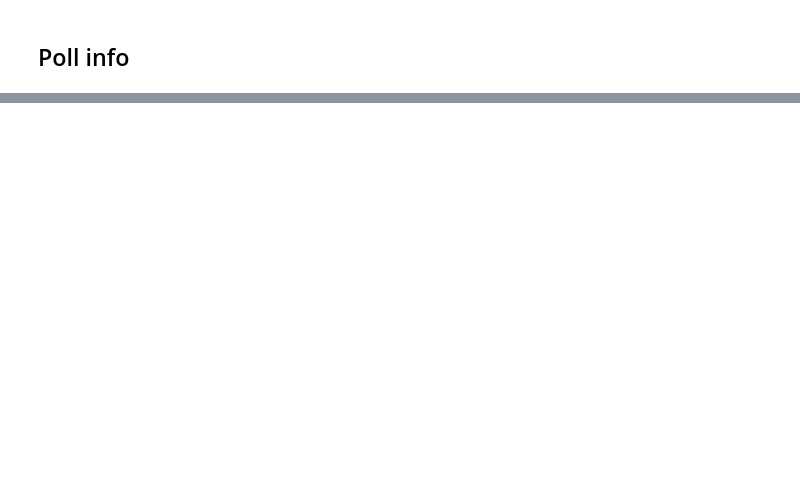
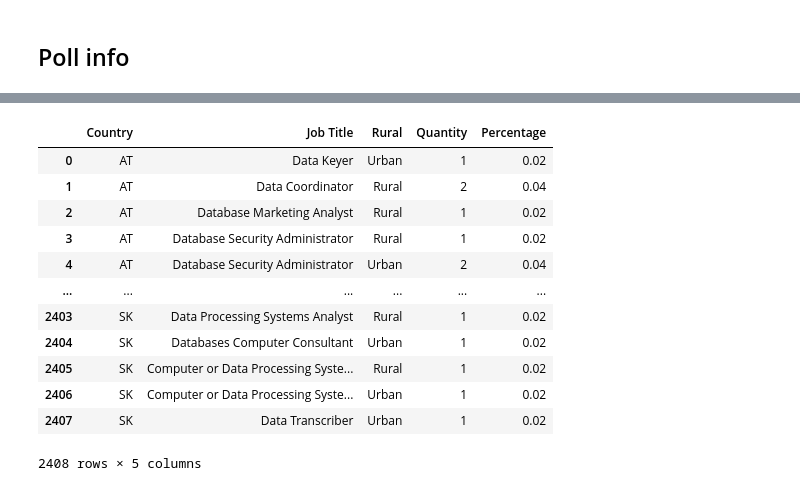
Before and after one commit to JaimeGarciaVel/ih_datamadpt1120_project_m1, a Jupyter notebook: your code/first_look.ipynb, the cells around one changed output, grey strips where cells are left out. Drawn from its saved outputs; the diff is of its cells as text; code cells hidden in the pictures; blank space fills up the shorter version.

```diff
--- a/your code/first_look.ipynb
+++ b/your code/first_look.ipynb
@@ -327,0 +258,9 @@ poll_info.head(10)
+# %%
+#API
+jobs=df_merge['Job Title'].unique()
+# %%
+json_data=[]
+
+for i in jobs:
+    response = requests.get(f'http://api.dataatwork.org/v1/jobs/{i}')
+    json_data.append(response.json())
@@ -327,0 +274,23 @@ poll_info.head(10)
+# %%
+count=0
+for i in df_merge['Job Title']:
+    for j in json_data:
+        if (j.get('uuid')==i):
+            df_merge.loc[count,'Job Title']=j.get('title')
+    count+=1
+# %%
+df_merge
+# %% [output]
+|  | Country | Job Title | Rural | Quantity | Percentage |
+| 0 | AT | Data Keyer | Urban | 1 | 0.02 |
+| 1 | AT | Data Coordinator | Rural | 2 | 0.04 |
+| 2 | AT | Database Marketing Analyst | Rural | 1 | 0.02 |
+| 3 | AT | Database Security Administrator | Rural | 1 | 0.02 |
+| 4 | AT | Database Security Administrator | Urban | 2 | 0.04 |
+| ... | ... | ... | ... | ... | ... |
+| 2403 | SK | Data Processing Systems Analyst | Rural | 1 | 0.02 |
+| 2404 | SK | Databases Computer Consultant | Urban | 1 | 0.02 |
+| 2405 | SK | Computer or Data Processing Syste... | Rural | 1 | 0.02 |
+| 2406 | SK | Computer or Data Processing Syste... | Urban | 1 | 0.02 |
+| 2407 | SK | Data Transcriber | Urban | 1 | 0.02 |
+2408 rows × 5 columns
```
Also changed, not shown: parts of 30 cells of this notebook, 1 other file.
